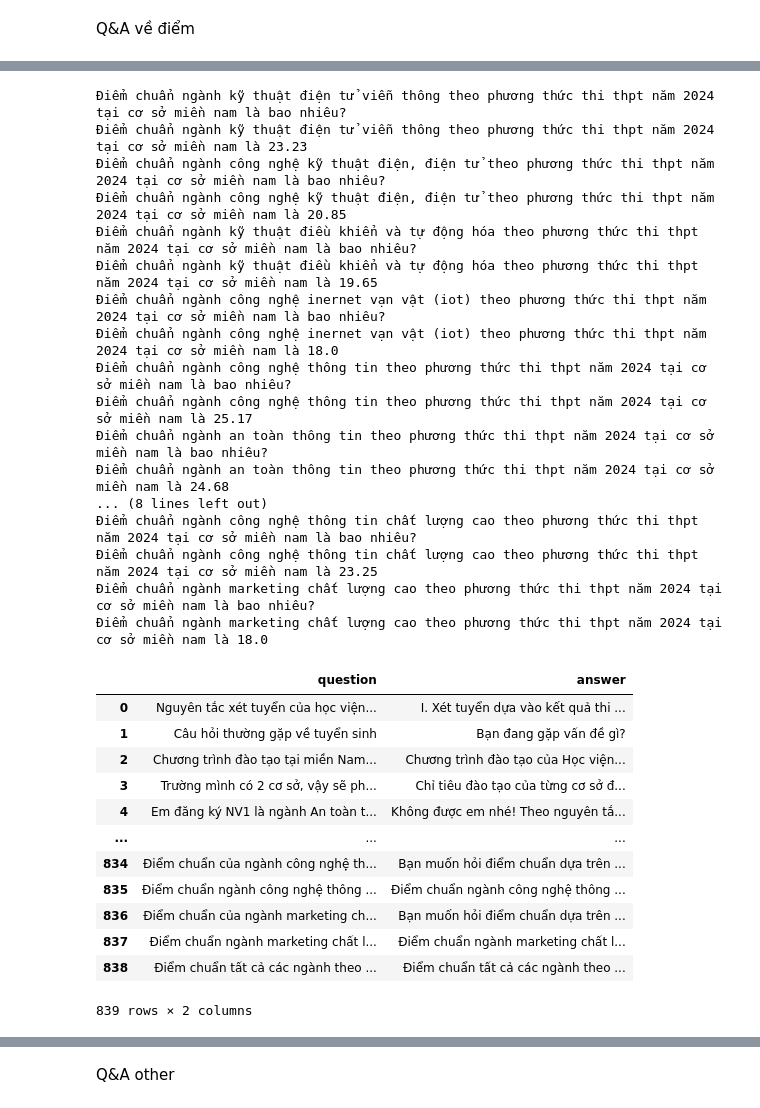
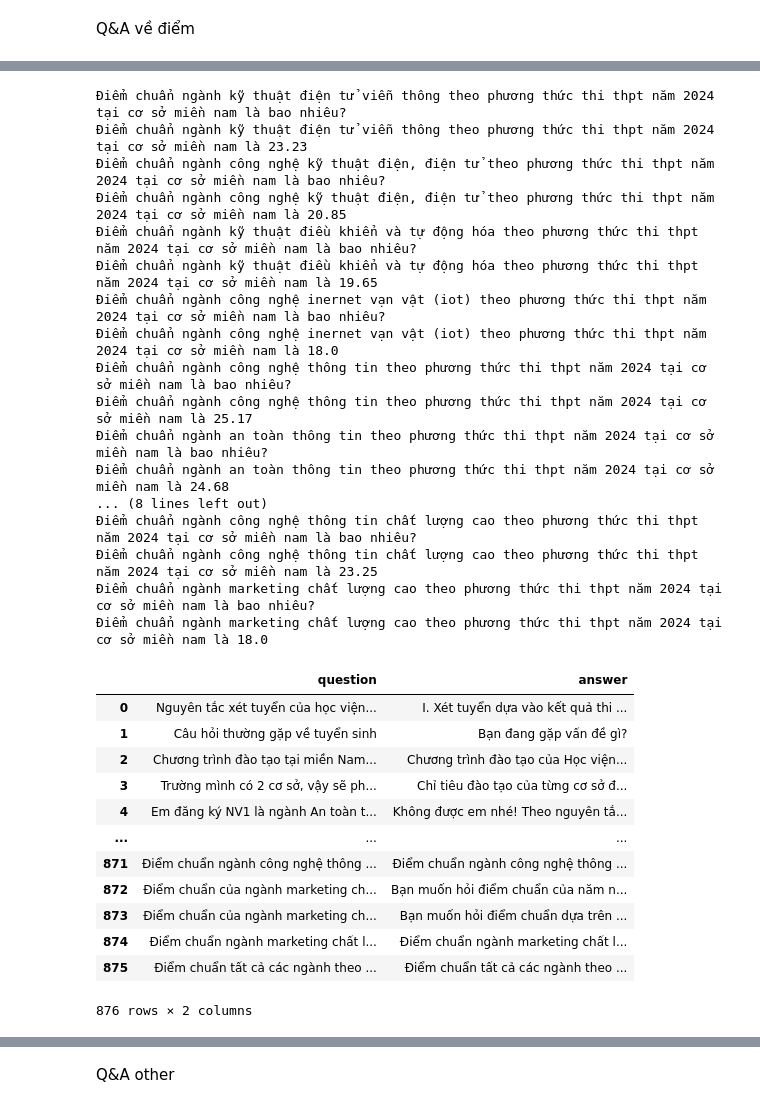
Before and after one commit to NguyenVanDuc0405/retrieval_chatbots, a Jupyter notebook: preprocess.ipynb, the cells around one changed output, grey strips where cells are left out. Cells and saved outputs as stored; diff of their text form; code cells hidden in the pictures.

```diff
--- a/preprocess.ipynb
+++ b/preprocess.ipynb
@@ -439,6 +432,10 @@ q1 = "Học viện đào tạo những ngành nào ở cơ sở miền bắc?"
 data['question'].append(q1)
 data['answer'].append(a.rstrip())
 
+q1 = "Tôi muốn tìm hiểu các ngành ở cơ sở miền bắc?"
+data['question'].append(q1)
+data['answer'].append(a.rstrip())
+
 q1 = "Miền bắc đào tạo những ngành nào?"
 data['question'].append(q1)
 data['answer'].append(a.rstrip())
@@ -452,6 +449,10 @@ a1 = "Bạn muốn hỏi ở cơ sở miền Bắc hay miền Nam của Học Vi
 data['question'].append(q1)
 data['answer'].append(a1.rstrip())
 
+q1 = "Tôi muốn tìm hiểu về các ngành học của học viện?"
+data['question'].append(q1)
+data['answer'].append(a1.rstrip())
+
 q1 = "Học viện đào tạo những ngành nào?"
 data['question'].append(q1)
 data['answer'].append(a1.rstrip())
@@ -460,6 +461,7 @@ q1 = "Các ngành đang đào tạo?"
 data['question'].append(q1)
 data['answer'].append(a1.rstrip())
 
+
 data_frame = pd.DataFrame(data)
 data_frame
 # %% [output]
@@ -548,6 +550,10 @@ q1 = "Đào tạo những ngành nào ở cơ sở miền nam năm 2024?"
 data['question'].append(q1)
 data['answer'].append(a.rstrip())
 
+q1 = "Tôi muốn tìm hiểu các ngành ở cơ sở miền nam?"
+data['question'].append(q1)
+data['answer'].append(a.rstrip())
+
 q1 = "Đào tạo những ngành nào ở cơ sở miền nam?"
 data['question'].append(q1)
 data['answer'].append(a.rstrip())
@@ -1175,6 +1181,11 @@ a = "Điểm chuẩn tất cả các ngành theo phương thức thi thpt 2024 t
 
 for i in range(len(df)):
     a = a + df['Tên ngành'].iloc[i].lower().capitalize() + ": " + str(df['Điểm chuẩn'].iloc[i]) + "\n"
+
+    q111 = "Điểm chuẩn của ngành " + df['Tên ngành'].iloc[i].lower() + " là bao nhiêu?"
+    a111 = "Bạn muốn hỏi điểm chuẩn của năm nào (chỉ có thông tin của năm >= 2021), dựa trên phương thức xét tuyển nào, cơ sở miền bắc hay nam? Ví dụ về phương thức xét tuyển như xét tuyển kết hợp, thi thpt, đánh giá năng lực, đánh giá tư duy."
+    data['question'].append(q111)
+    data['answer'].append(a111)
 
     q111 = "Điểm chuẩn của ngành " + df['Tên ngành'].iloc[i].lower() + " năm 2024 là bao nhiêu?"
     a111 = "Bạn muốn hỏi điểm chuẩn dựa trên phương thức xét tuyển nào, cơ sở miền bắc hay nam? Ví dụ về phương thức xét tuyển như xét tuyển kết hợp, thi thpt, đánh giá năng lực, đánh giá tư duy."
@@ -1419,6 +1430,10 @@ a = "Điểm chuẩn tất cả các ngành theo phương thức thi thpt 2024 t
 
 for i in range(len(df)):
     a = a + df['Tên ngành'].iloc[i].lower().capitalize() + ": " + str(df['Điểm chuẩn'].iloc[i]) + "\n"
+    q111 = "Điểm chuẩn của ngành " + df['Tên ngành'].iloc[i].lower() + " là bao nhiêu?"
+    a111 = "Bạn muốn hỏi điểm chuẩn của năm nào (chỉ có thông tin của năm >= 2021), dựa trên phương thức xét tuyển nào, cơ sở miền bắc hay nam? Ví dụ về phương thức xét tuyển như xét tuyển kết hợp, thi thpt, đánh giá năng lực, đánh giá tư duy."
+    data['question'].append(q111)
+    data['answer'].append(a111)
     q111 = "Điểm chuẩn của ngành " + df['Tên ngành'].iloc[i].lower() + " năm 2024 là bao nhiêu?"
     a111 = "Bạn muốn hỏi điểm chuẩn dựa trên phương thức xét tuyển nào, cơ sở miền bắc hay nam? Ví dụ về phương thức xét tuyển như xét tuyển kết hợp, thi thpt, đánh giá năng lực, đánh giá tư duy."
     data['question'].append(q111)
@@ -1432,39 +1447,39 @@ for i in range(len(df)):
 
 data['question'].append(q)
 data['answer'].append(a.rstrip())
 data_frame = pd.DataFrame(data)
 data_frame
 # %% [output]
 Điểm chuẩn ngành kỹ thuật điện tử viễn thông theo phương thức thi thpt năm 2024 tại cơ sở miền nam là bao nhiêu?
 Điểm chuẩn ngành kỹ thuật điện tử viễn thông theo phương thức thi thpt năm 2024 tại cơ sở miền nam là 23.23
 Điểm chuẩn ngành công nghệ kỹ thuật điện, điện tử theo phương thức thi thpt năm 2024 tại cơ sở miền nam là bao nhiêu?
 Điểm chuẩn ngành công nghệ kỹ thuật điện, điện tử theo phương thức thi thpt năm 2024 tại cơ sở miền nam là 20.85
 Điểm chuẩn ngành kỹ thuật điều khiển và tự động hóa theo phương thức thi thpt năm 2024 tại cơ sở miền nam là bao nhiêu?
 Điểm chuẩn ngành kỹ thuật điều khiển và tự động hóa theo phương thức thi thpt năm 2024 tại cơ sở miền nam là 19.65
 Điểm chuẩn ngành công nghệ inernet vạn vật (iot) theo phương thức thi thpt năm 2024 tại cơ sở miền nam là bao nhiêu?
 Điểm chuẩn ngành công nghệ inernet vạn vật (iot) theo phương thức thi thpt năm 2024 tại cơ sở miền nam là 18.0
 Điểm chuẩn ngành công nghệ thông tin theo phương thức thi thpt năm 2024 tại cơ sở miền nam là bao nhiêu?
 Điểm chuẩn ngành công nghệ thông tin theo phương thức thi thpt năm 2024 tại cơ sở miền nam là 25.17
 Điểm chuẩn ngành an toàn thông tin theo phương thức thi thpt năm 2024 tại cơ sở miền nam là bao nhiêu?
 Điểm chuẩn ngành an toàn thông tin theo phương thức thi thpt năm 2024 tại cơ sở miền nam là 24.68
 ... (8 lines left out)
 Điểm chuẩn ngành công nghệ thông tin chất lượng cao theo phương thức thi thpt năm 2024 tại cơ sở miền nam là bao nhiêu?
 Điểm chuẩn ngành công nghệ thông tin chất lượng cao theo phương thức thi thpt năm 2024 tại cơ sở miền nam là 23.25
 Điểm chuẩn ngành marketing chất lượng cao theo phương thức thi thpt năm 2024 tại cơ sở miền nam là bao nhiêu?
 Điểm chuẩn ngành marketing chất lượng cao theo phương thức thi thpt năm 2024 tại cơ sở miền nam là 18.0
 |  | question | answer |
 | 0 | Nguyên tắc xét tuyển của học viện... | I. Xét tuyển dựa vào kết quả thi ... |
 | 1 | Câu hỏi thường gặp về tuyển sinh | Bạn đang gặp vấn đề gì? |
 | 2 | Chương trình đào tạo tại miền Nam... | Chương trình đào tạo của Học viện... |
 | 3 | Trường mình có 2 cơ sở, vậy sẽ ph... | Chỉ tiêu đào tạo của từng cơ sở đ... |
 | 4 | Em đăng ký NV1 là ngành An toàn t... | Không được em nhé! Theo nguyên tắ... |
 | ... | ... | ... |
-| 834 | Điểm chuẩn của ngành công nghệ th... | Bạn muốn hỏi điểm chuẩn dựa trên ... |
-| 835 | Điểm chuẩn ngành công nghệ thông ... | Điểm chuẩn ngành công nghệ thông ... |
-| 836 | Điểm chuẩn của ngành marketing ch... | Bạn muốn hỏi điểm chuẩn dựa trên ... |
-| 837 | Điểm chuẩn ngành marketing chất l... | Điểm chuẩn ngành marketing chất l... |
-| 838 | Điểm chuẩn tất cả các ngành theo ... | Điểm chuẩn tất cả các ngành theo ... |
+| 871 | Điểm chuẩn ngành công nghệ thông ... | Điểm chuẩn ngành công nghệ thông ... |
+| 872 | Điểm chuẩn của ngành marketing ch... | Bạn muốn hỏi điểm chuẩn của năm n... |
+| 873 | Điểm chuẩn của ngành marketing ch... | Bạn muốn hỏi điểm chuẩn dựa trên ... |
+| 874 | Điểm chuẩn ngành marketing chất l... | Điểm chuẩn ngành marketing chất l... |
+| 875 | Điểm chuẩn tất cả các ngành theo ... | Điểm chuẩn tất cả các ngành theo ... |
-839 rows × 2 columns
+876 rows × 2 columns
 # %%
 import pandas as pd
 
```
Also changed, not shown: parts of 35 cells of this notebook, 9 other files.
